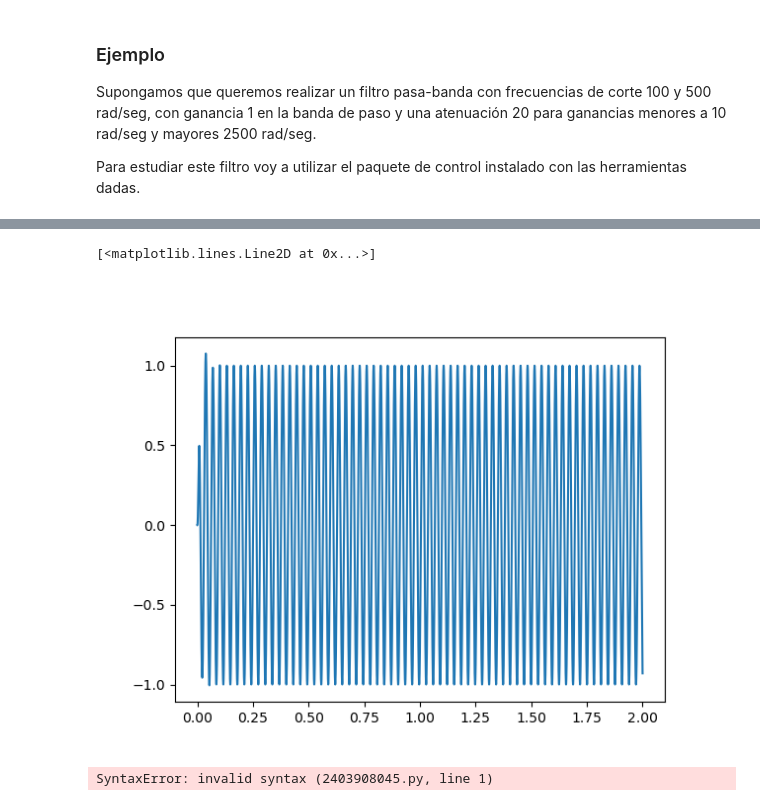
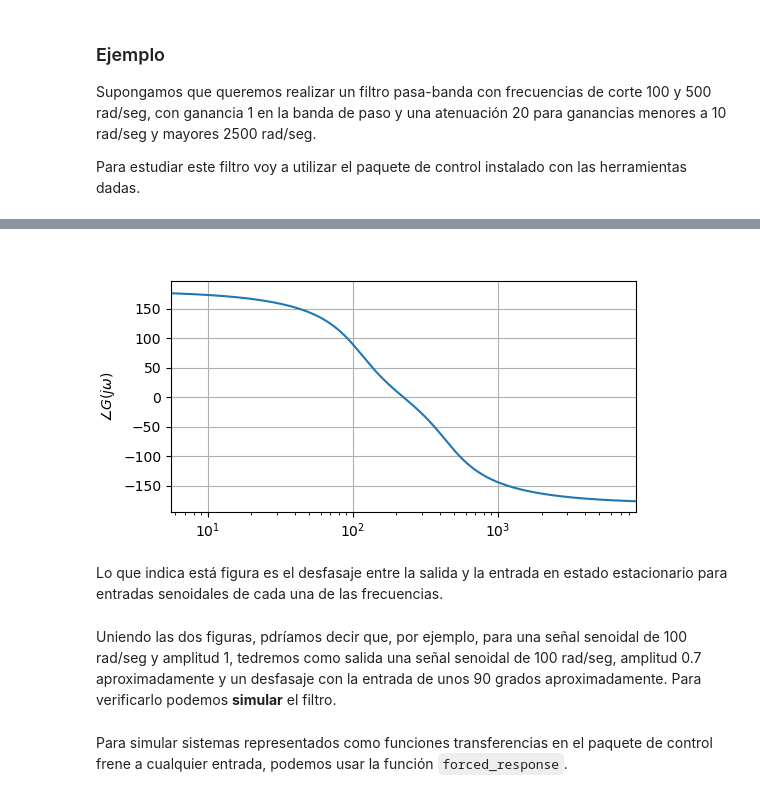
Before and after one commit to gonmolina/dsp_book, a Jupyter notebook: _sources/sources/filtros/filtros_analogicos.ipynb, the cells around one changed output, grey strips where cells are left out. Drawn from its saved outputs; the diff is of its cells as text; code cells hidden in the pictures.

```diff
--- a/_sources/sources/filtros/filtros_analogicos.ipynb
+++ b/_sources/sources/filtros/filtros_analogicos.ipynb
@@ -301 +327,16 @@ plt.grid()
+# %%
+%matplotlib widget
+ang=np.angle(G(1j*w), deg=True)
+f, ax = plt.subplots(1,1, figsize=(6,3))
+ax.semilogx(w, ang)
+ax.set_xlim([ll, ul])
+ax.set_ylabel(r'$\angle G(j\omega)$')
+ax.set_xlabel(r'j$\omega$)[rad/seg]')
+ax.grid();
+# %% [output]
+[figure, added]
+# %% [markdown]
+Lo que indica está figura es el desfasaje entre la salida y la entrada en estado estacionario para entradas senoidales de cada una de las frecuencias.
+# %% [markdown]
+Uniendo las dos figuras, pdríamos decir que, por ejemplo, para una señal senoidal de 100 rad/seg y amplitud 1, tedremos como salida una señal senoidal de 100 rad/seg, amplitud 0.7 aproximadamente y un desfasaje con la entrada de unos 90 grados aproximadamente. Para verificarlo podemos **simular** el filtro.
 # %%
@@ -306,13 +347,5 @@ t=np.linspace(0, tf, 10001)
 u=np.sin(ws*t)
+# %% [markdown]
+Para simular sistemas representados como funciones transferencias en el paquete de control frene a cualquier entrada, podemos usar la función `forced_response`.
 # %%
 y=forced_response(G,t,u)
-# %%
-plt.figure()
-plt.plot(t, y.y[0])
-# %% [output]
-[<matplotlib.lines.Line2D at 0x...>]
-[figure, removed]
-# %%
-G.
-# %% [output]
-SyntaxError: invalid syntax (2403908045.py, line 1)
```
Also changed, not shown: parts of 50 cells of this notebook, 48 other files.
